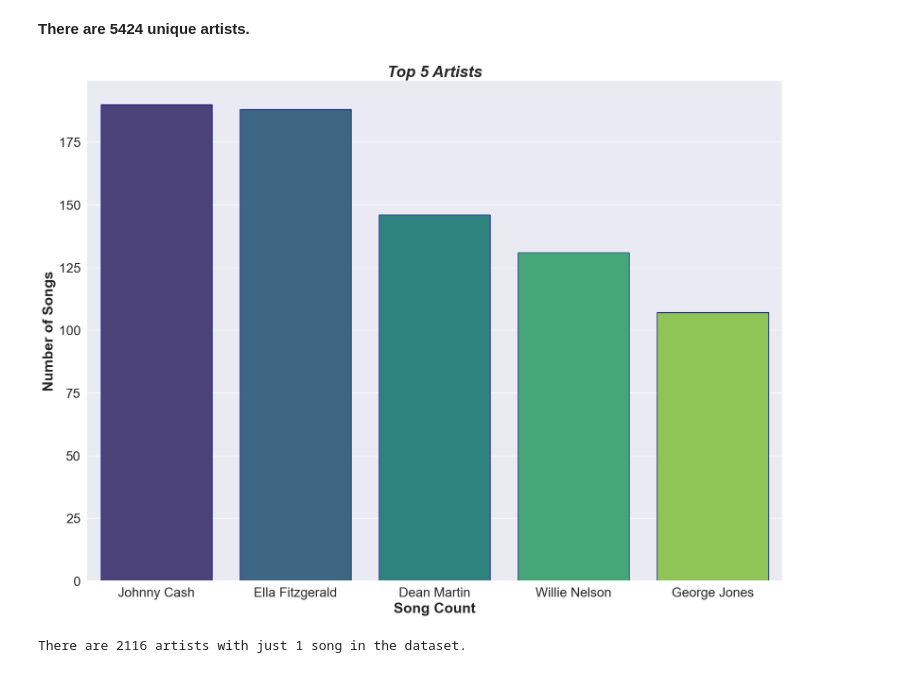
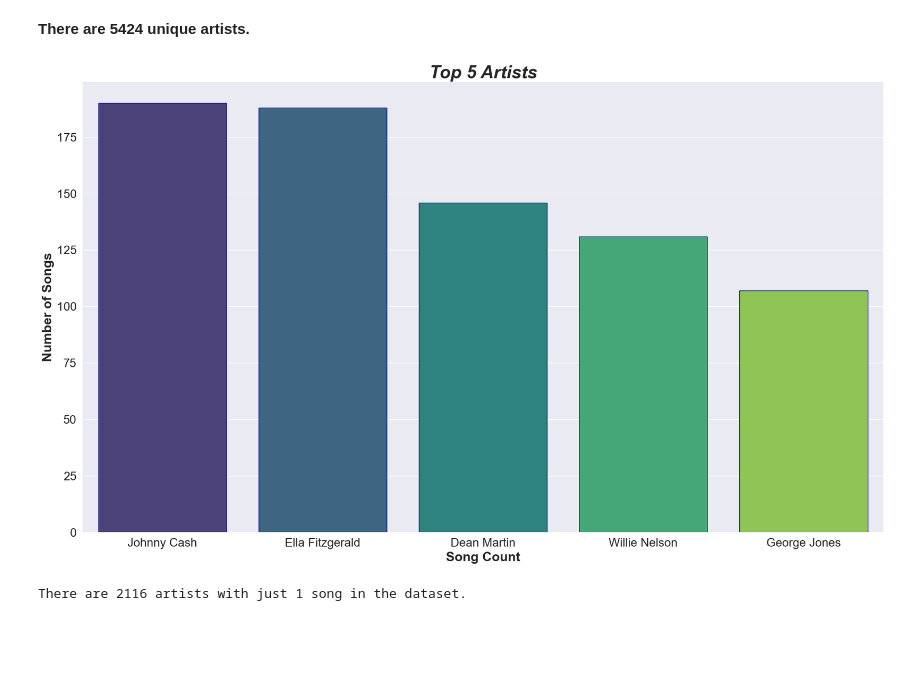
Before and after one commit to thetechleila/Music-Recommendation-Algorithm, a Jupyter notebook: EDA_music.ipynb, the cells around one changed output. Cells and saved outputs as stored; diff of their text form; code cells hidden in the pictures; blank space fills up the shorter version.

```diff
--- a/EDA_music.ipynb
+++ b/EDA_music.ipynb
@@ -481,35 +487,37 @@ Name: count, Length: 5424, dtype: int64
 # %% [markdown]
 **There are 5424 unique artists.**
 # %%
-#Violin plot of top 5 artists with the highest distribution of songs
+#barplot of top 5 artists with the highest distribution of songs
 
 top5_artists = {"artist": ['Johnny Cash', 'Ella Fitzgerald', 'Dean Martin', 'Willie Nelson', 'George Jones'],
         'song_count': [190, 188, 146, 131, 107]
         }
 top5_artists  = pd.DataFrame(top5_artists)
 
+plt.figure(figsize=(20, 12))
+
+# plot
+sns.barplot(data= top5_artists, x=top5_artists["artist"], y=top5_artists["song_count"],
+            hue=top5_artists["artist"], palette="viridis",
+            edgecolor ='darkblue')
 
 sns.set_theme(style="darkgrid")
 
+#labels
+plt.xlabel("Song Count", fontsize=22, weight='bold')
+plt.ylabel('Number of Songs', fontsize=22, weight='bold')
+plt.title("Top 5 Artists", fontsize=30, weight='bold', style='italic')
 
 
-# plot
-sns.barplot(data= top5_artists, x=top5_artists["artist"], y=top5_artists["song_count"], hue=top5_artists["artist"], palette="viridis",
-            edgecolor ='darkblue')
-
-plt.xlabel("Song Count", fontsize=22, weight='bold')
-plt.ylabel('Number of Songs', fontsize=22, weight='bold')
-plt.title("Top 5 Artists", fontsize=24, weight='bold', style='italic')
-
-
+#customize tick parameters
 plt.tick_params(axis='both', which='major', labelsize=20)
 
 # Adjust layout to prevent labels from overlapping
 plt.tight_layout()
 
 plt.show()
 # %% [output]
-[figure, old version]
+[figure, new version]
 # %%
 #Get count of the unique artists present in the dataset
 all_artists = df["artist_name"].value_counts()
```
Also changed, not shown: parts of 5 cells of this notebook, 6 other files.
